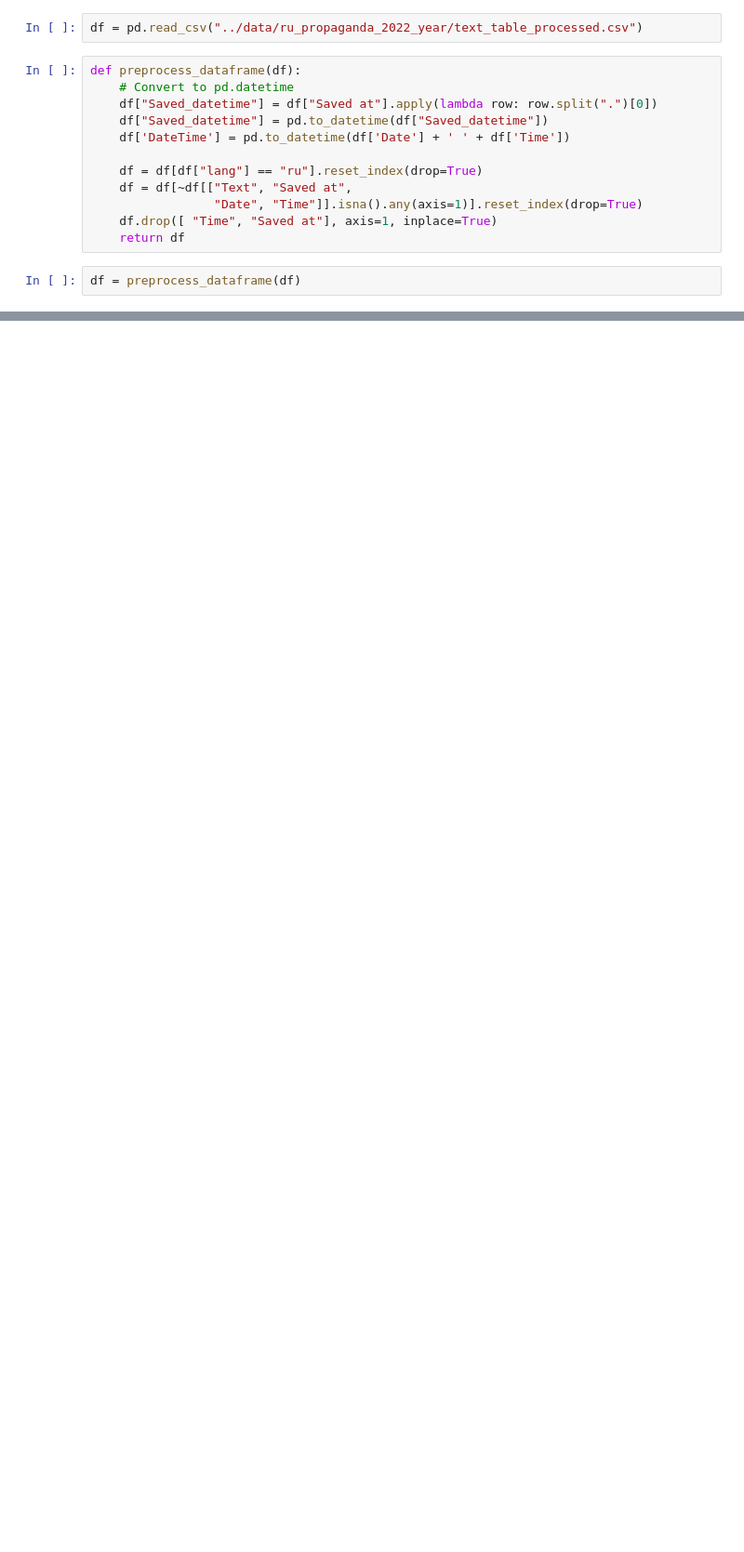
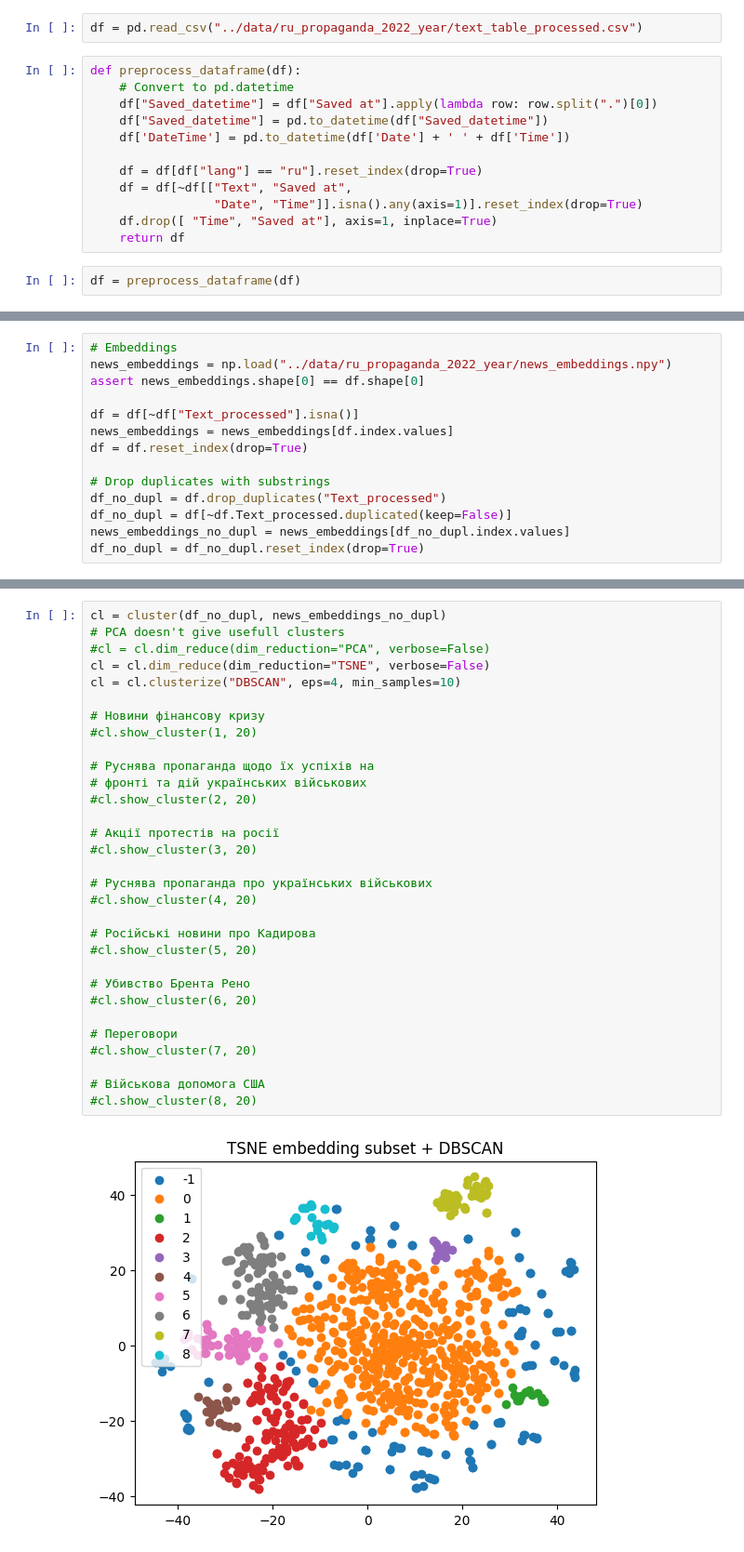
Before and after one commit to NaturalStupidlty/FakeNewsDetection, a Jupyter notebook: Homework/task6.ipynb, the cells around one changed output, grey strips where cells are left out. Shown: that part at 93% size. Cells and saved outputs as stored; diff of their text form; blank space fills up the shorter version.

```diff
--- a/Homework/task6.ipynb
+++ b/Homework/task6.ipynb
@@ -104,0 +82,14 @@ TypeError: object of type 'KMeans' has no len()
+# %%
+# Embeddings
+news_embeddings = np.load("../data/ru_propaganda_2022_year/news_embeddings.npy")
+assert news_embeddings.shape[0] == df.shape[0]
+
+df = df[~df["Text_processed"].isna()]
+news_embeddings = news_embeddings[df.index.values]
+df = df.reset_index(drop=True)
+
+# Drop duplicates with substrings
+df_no_dupl = df.drop_duplicates("Text_processed")
+df_no_dupl = df[~df.Text_processed.duplicated(keep=False)]
+news_embeddings_no_dupl = news_embeddings[df_no_dupl.index.values]
+df_no_dupl = df_no_dupl.reset_index(drop=True)
@@ -104,0 +183,33 @@ TypeError: object of type 'KMeans' has no len()
+# %%
+cl = cluster(df_no_dupl, news_embeddings_no_dupl)
+# PCA doesn't give usefull clusters
+#cl = cl.dim_reduce(dim_reduction="PCA", verbose=False)
+cl = cl.dim_reduce(dim_reduction="TSNE", verbose=False)
+cl = cl.clusterize("DBSCAN", eps=4, min_samples=10)
+
+# Новини фінансову кризу
+#cl.show_cluster(1, 20)
+
+# Руснява пропаганда щодо їх успіхів на
+# фронті та дій українських військових
+#cl.show_cluster(2, 20)
+
+# Акції протестів на росії
+#cl.show_cluster(3, 20)
+
+# Руснява пропаганда про українських військових
+#cl.show_cluster(4, 20)
+
+# Російські новини про Кадирова
+#cl.show_cluster(5, 20)
+
+# Убивство Брента Рено
+#cl.show_cluster(6, 20)
+
+# Переговори
+#cl.show_cluster(7, 20)
+
+# Військова допомога США
+#cl.show_cluster(8, 20)
+# %% [output]
+[figure, added]
```
Also changed, not shown: parts of 15 cells of this notebook.
